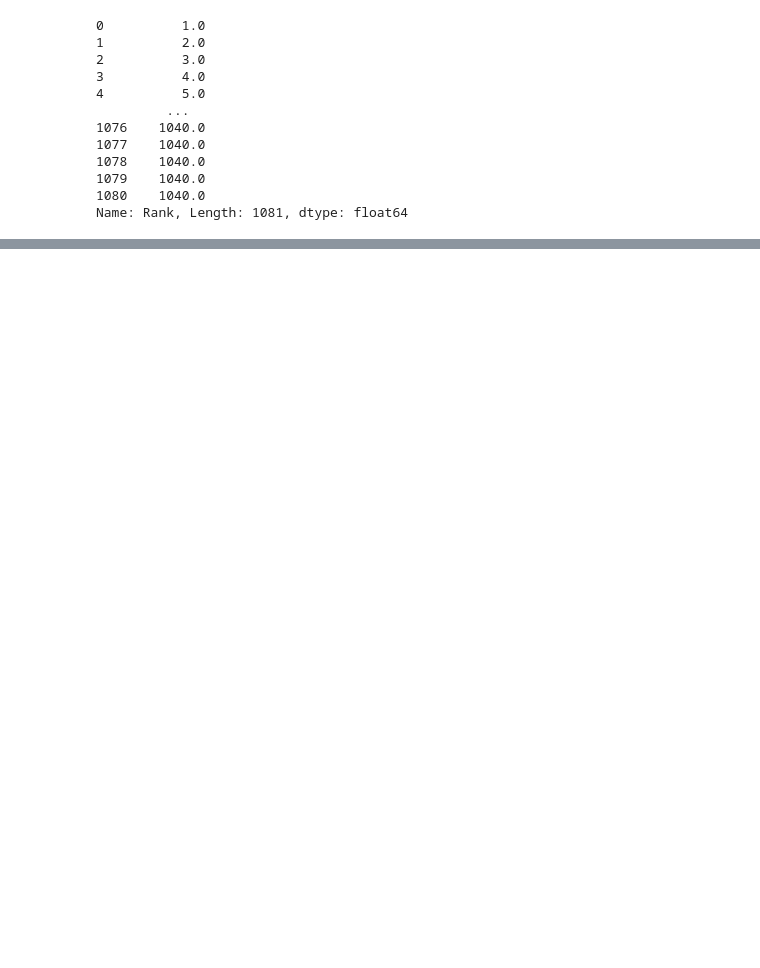
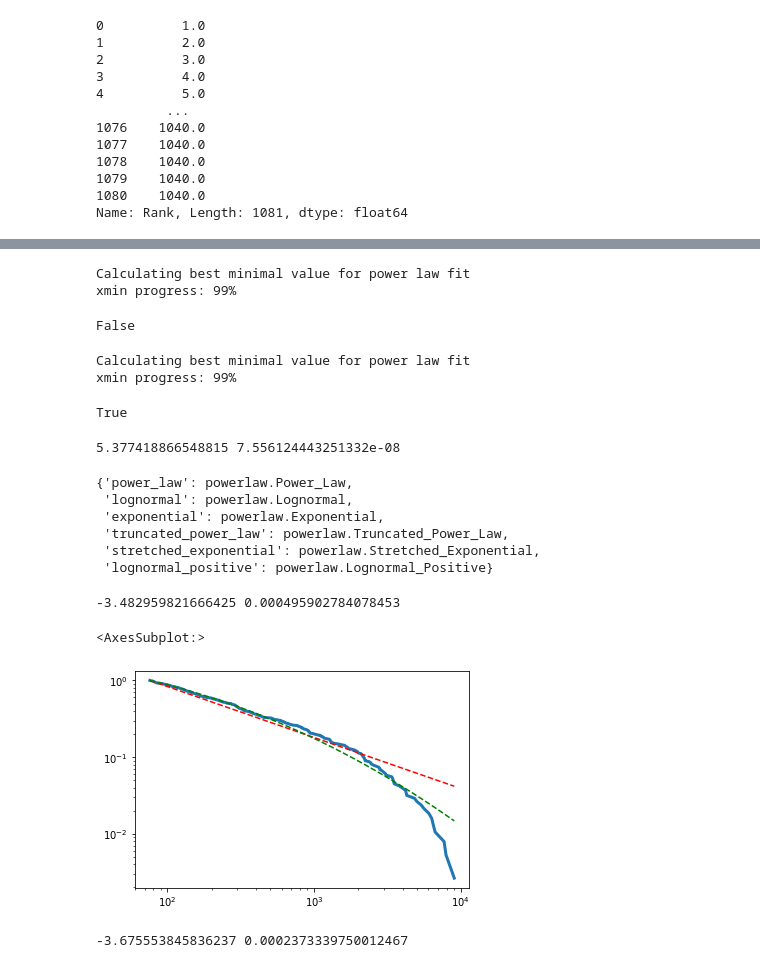
Before and after one commit to ReynaudNils/Stage_M1, a Jupyter notebook: Jupyter_Notebook/Modelisation_Plantnet300K.ipynb, the cells around one changed output, grey strips where cells are left out. Cells and saved outputs as stored; diff of their text form; code cells hidden in the pictures; blank space fills up the shorter version.

```diff
--- a/Jupyter_Notebook/Modelisation_Plantnet300K.ipynb
+++ b/Jupyter_Notebook/Modelisation_Plantnet300K.ipynb
@@ -111,0 +220,49 @@ import zipf
+# %%
+#Continuous vs discrete data
+fit = powerlaw.Fit(Images_Plante)
+fit.discrete
+# %% [output]
+Calculating best minimal value for power law fit
+xmin progress: 99%
+False
+# %%
+fit3 = powerlaw.Fit(Images_Plante, discrete=True)
+fit3.discrete
+# %% [output]
+Calculating best minimal value for power law fit
+xmin progress: 99%
+True
+# %%
+#Comparing candidate distributions
+# We have to compare the fit of several candidate distributions and identify which one fits the best
+R, p = fit.distribution_compare('power_law', 'exponential', normalized_ratio=True)
+print(R, p)
+# If R is positive then the first ditribution proposed, power_law fits better our data than exponential
+# %% [output]
+5.377418866548815 7.556124443251332e-08
+# %%
+fit.supported_distributions
+# %% [output]
+{'power_law': powerlaw.Power_Law,
+ 'lognormal': powerlaw.Lognormal,
+ 'exponential': powerlaw.Exponential,
+ 'truncated_power_law': powerlaw.Truncated_Power_Law,
+ 'stretched_exponential': powerlaw.Stretched_Exponential,
+ 'lognormal_positive': powerlaw.Lognormal_Positive}
+# %%
+R2, p2 = fit.distribution_compare('power_law', 'lognormal', normalized_ratio=True)
+print(R2, p2)
+# %% [output]
+-3.482959821666425 0.000495902784078453
+# %%
+fig4 = fit.plot_ccdf(linewidth=3)
+fit.power_law.plot_ccdf(ax=fig4, color='r', linestyle='--')
+fit.lognormal.plot_ccdf(ax=fig4, color='g', linestyle='--')
+# %% [output]
+<AxesSubplot:>
+[figure, added]
+# %%
+R3, p3 = fit.distribution_compare('lognormal', 'truncated_power_law', normalized_ratio=True)
+print(R3, p3)
+# %% [output]
+-3.675553845836237 0.0002373339750012467
```
Also changed, not shown: parts of 43 cells of this notebook.
